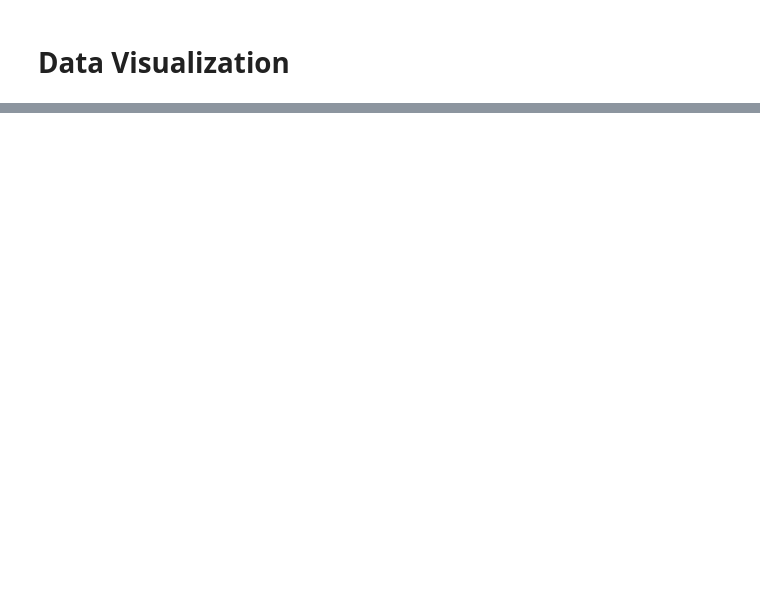
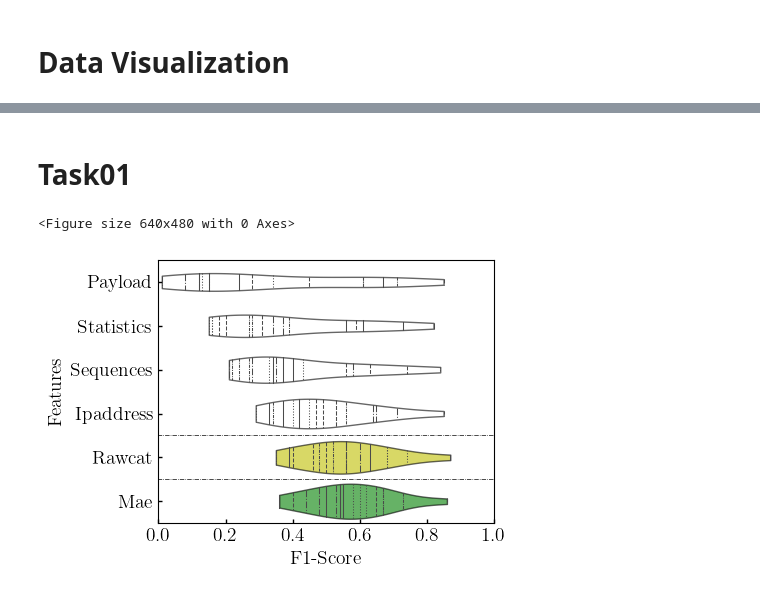
Before and after one commit to SmartData-Polito/multimodal-ae-for-networking, a Jupyter notebook: notebooks/05-visualization.ipynb, the cells around one changed output, grey strips where cells are left out. Saved outputs shown, nothing was run; the diff lists cells and outputs as text; code cells hidden in the pictures; blank space fills up the shorter version.

```diff
--- a/notebooks/05-visualization.ipynb
+++ b/notebooks/05-visualization.ipynb
@@ -25,0 +4,11 @@ print(average_reports(reports))
+# %%
+import sys
+sys.path.append('../')
+
+from mltoolbox.metrics.utils import average_reports
+import pandas as pd
+import matplotlib.pyplot as plt
+import fastplot
+from utils.callbacks import *
+
+DEMO = True
@@ -25,0 +18,38 @@ print(average_reports(reports))
+# %% [markdown]
+# Task01
+# %%
+# Save final reports
+features = ['payload', 'statistics', 'sequences',
+            'ipaddress', 'rawcat', 'mae']
+
+dfs = []
+for feature in features:
+    for K in range(5):
+        fname = f'../data/interim/task01_{feature}_deep_k{K}.csv'
+        dfs.append(pd.read_csv(fname, index_col=[0]))
+
+    report = pd.DataFrame(average_reports(dfs, output_dict=True)).T
+    if not DEMO:
+        report.to_csv(f'../data/results/task01_{feature}_deep.csv')
+
+reps = []
+for feature in features:
+    rep = pd.read_csv(f'../data/results/task01_{feature}_deep.csv', index_col=[0])\
+            .drop(index=['macro avg', 'weighted avg'])[['f1-score']]
+    rep['feature'] = feature
+    reps.append(rep)
+
+df = pd.concat(reps, axis=0)
+
+%matplotlib inline
+plot = fastplot.plot(None,  None, mode = 'callback',
+                     callback = lambda plt: violin_task01(plt, df, features),
+                     figsize=(5, 3.5), fontsize=14, style='latex')
+plot.show()
+
+if not DEMO:
+    plot.savefig('../data/results/violin_task01_deep.png')
+    plot.savefig('../data/results/violin_task01_deep.pdf')
+# %% [output]
+<Figure size 640x480 with 0 Axes>
+[figure, added]
```
Also changed, not shown: parts of 16 cells of this notebook, 11 other files.
